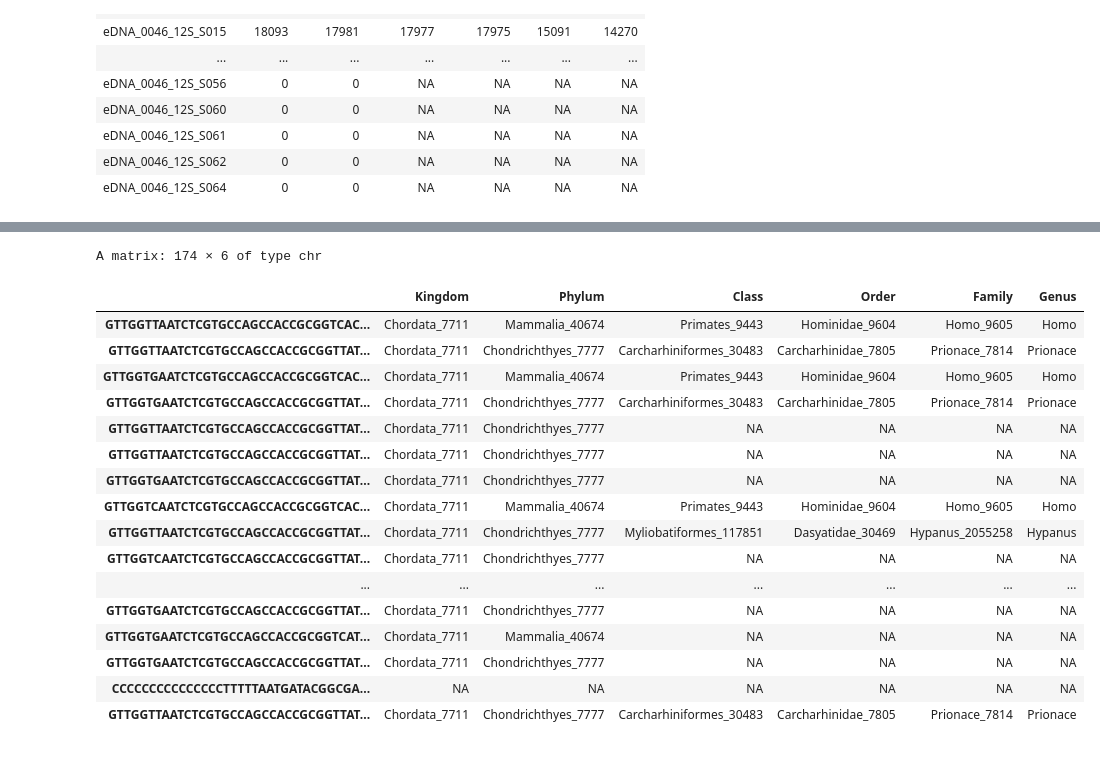
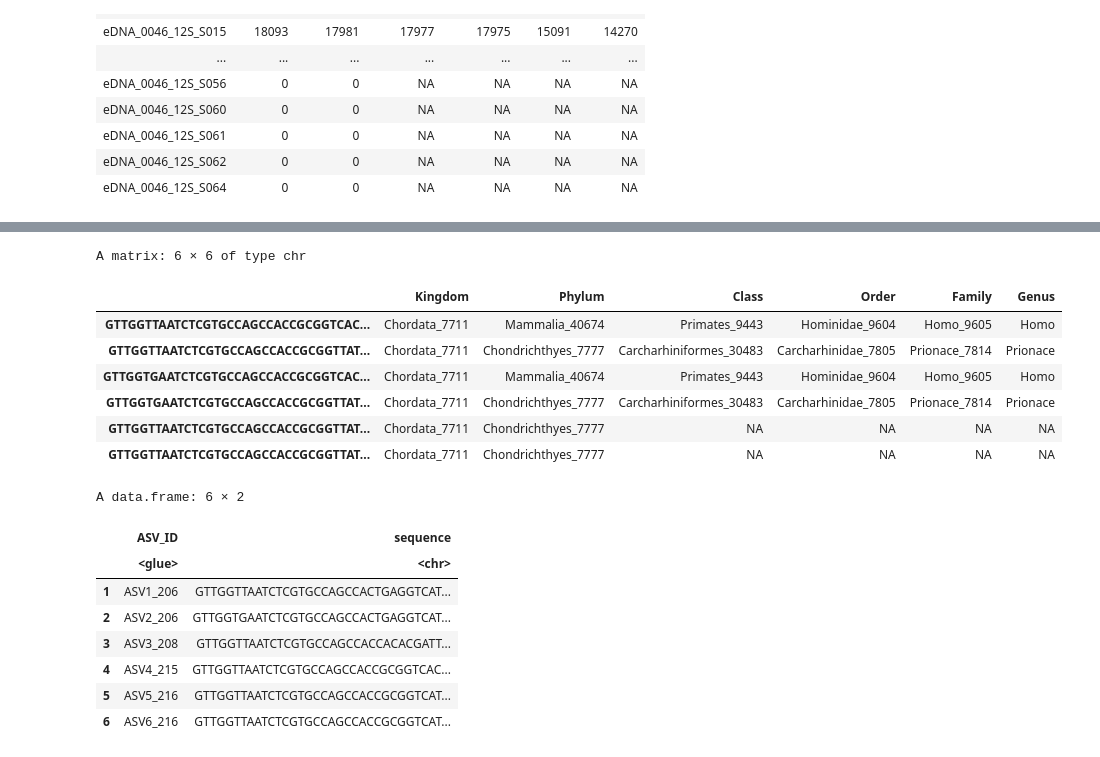
Before and after one commit to PiscatorX/Skunkworks, a Jupyter notebook: Shark_eDNA/DADA2_workflow.ipynb, the cells around one changed output, grey strips where cells are left out. Cells and saved outputs as stored; diff of their text form; code cells hidden in the pictures.

```diff
--- a/Shark_eDNA/DADA2_workflow.ipynb
+++ b/Shark_eDNA/DADA2_workflow.ipynb
@@ -340,25 +364,15 @@ write.table(seqtab_nochim, "12S_otu_table.tsv", sep = "\t")
 #https://www.reference-midori.info/download.php
 #MIDORI2_UNIQ_NUC_GB259_srRNA_DADA2.fasta.gz
 #only subsample of the database is used for speed
-taxa <- assignTaxonomy(seqtab_nochim, "MIDORI2_subsample.fasta.gz", multithread=TRUE)
+taxa_seqtab <- assignTaxonomy(seqtab_nochim, "MIDORI2_subsample.fasta.gz", multithread=TRUE)
 # %%
-taxa
+head(taxa_seqtab)
 # %% [output]
-A matrix: 174 × 6 of type chr
+A matrix: 6 × 6 of type chr
 |  | Kingdom | Phylum | Class | Order | Family | Genus |
 | GTTGGTTAATCTCGTGCCAGCCACCGCGGTCAC... | Chordata_7711 | Mammalia_40674 | Primates_9443 | Hominidae_9604 | Homo_9605 | Homo |
 | GTTGGTTAATCTCGTGCCAGCCACCGCGGTTAT... | Chordata_7711 | Chondrichthyes_7777 | Carcharhiniformes_30483 | Carcharhinidae_7805 | Prionace_7814 | Prionace |
 | GTTGGTGAATCTCGTGCCAGCCACCGCGGTCAC... | Chordata_7711 | Mammalia_40674 | Primates_9443 | Hominidae_9604 | Homo_9605 | Homo |
 | GTTGGTGAATCTCGTGCCAGCCACCGCGGTTAT... | Chordata_7711 | Chondrichthyes_7777 | Carcharhiniformes_30483 | Carcharhinidae_7805 | Prionace_7814 | Prionace |
 | GTTGGTTAATCTCGTGCCAGCCACCGCGGTTAT... | Chordata_7711 | Chondrichthyes_7777 | NA | NA | NA | NA |
 | GTTGGTTAATCTCGTGCCAGCCACCGCGGTTAT... | Chordata_7711 | Chondrichthyes_7777 | NA | NA | NA | NA |
-| GTTGGTGAATCTCGTGCCAGCCACCGCGGTTAT... | Chordata_7711 | Chondrichthyes_7777 | NA | NA | NA | NA |
-| GTTGGTCAATCTCGTGCCAGCCACCGCGGTCAC... | Chordata_7711 | Mammalia_40674 | Primates_9443 | Hominidae_9604 | Homo_9605 | Homo |
-| GTTGGTTAATCTCGTGCCAGCCACCGCGGTTAT... | Chordata_7711 | Chondrichthyes_7777 | Myliobatiformes_117851 | Dasyatidae_30469 | Hypanus_2055258 | Hypanus |
-| GTTGGTCAATCTCGTGCCAGCCACCGCGGTTAT... | Chordata_7711 | Chondrichthyes_7777 | NA | NA | NA | NA |
-| ... | ... | ... | ... | ... | ... | ... |
-| GTTGGTGAATCTCGTGCCAGCCACCGCGGTTAT... | Chordata_7711 | Chondrichthyes_7777 | NA | NA | NA | NA |
-| GTTGGTGAATCTCGTGCCAGCCACCGCGGTCAT... | Chordata_7711 | Mammalia_40674 | NA | NA | NA | NA |
-| GTTGGTGAATCTCGTGCCAGCCACCGCGGTTAT... | Chordata_7711 | Chondrichthyes_7777 | NA | NA | NA | NA |
-| CCCCCCCCCCCCCCCTTTTTAATGATACGGCGA... | NA | NA | NA | NA | NA | NA |
-| GTTGGTTAATCTCGTGCCAGCCACCGCGGTTAT... | Chordata_7711 | Chondrichthyes_7777 | Carcharhiniformes_30483 | Carcharhinidae_7805 | Prionace_7814 | Prionace |
@@ -366,0 +400,12 @@ write.table(taxa, "12S_taxa_table.tsv", sep = "\t")
+# %%
+head(seq_data)
+# %% [output]
+A data.frame: 6 × 2
+|  | ASV_ID | sequence |
+|  | <glue> | <chr> |
+| 1 | ASV1_206 | GTTGGTTAATCTCGTGCCAGCCACTGAGGTCAT... |
+| 2 | ASV2_206 | GTTGGTGAATCTCGTGCCAGCCACTGAGGTCAT... |
+| 3 | ASV3_208 | GTTGGTTAATCTCGTGCCAGCCACCACACGATT... |
+| 4 | ASV4_215 | GTTGGTTAATCTCGTGCCAGCCACCGCGGTCAC... |
+| 5 | ASV5_216 | GTTGGTTAATCTCGTGCCAGCCACCGCGGTCAT... |
+| 6 | ASV6_216 | GTTGGTTAATCTCGTGCCAGCCACCGCGGTCAT... |
```
Also changed, not shown: parts of 20 cells of this notebook.
